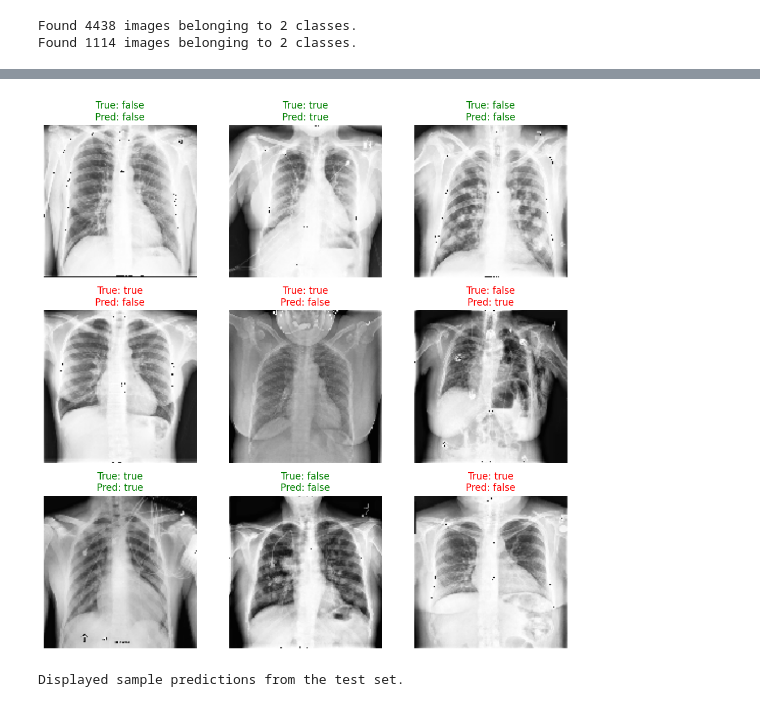
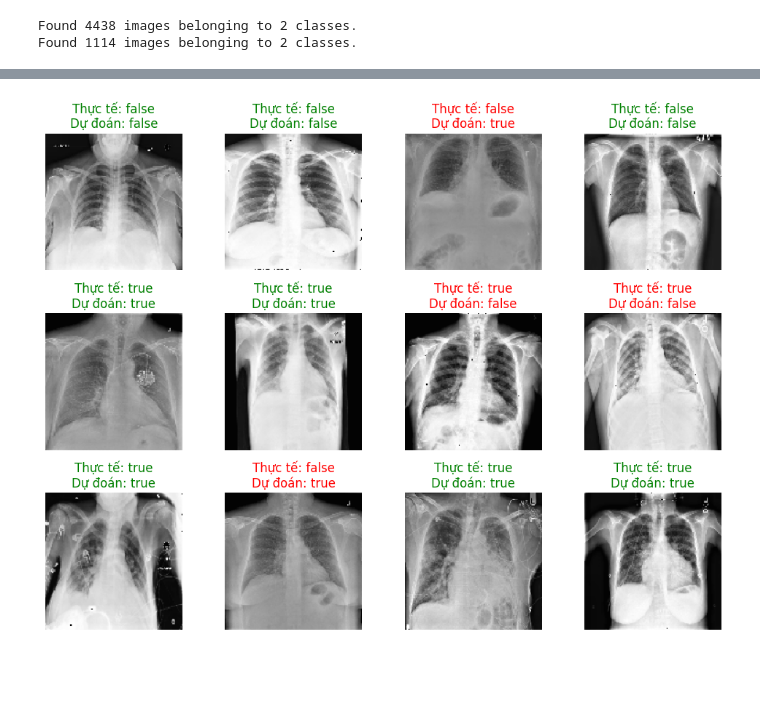
Before and after one commit to true-cpu/2001230346_HoangTuanKiet_ThucHanhDeepLearning, a Jupyter notebook: Buoi4_CNN.ipynb, the cells around one changed output, grey strips where cells are left out. Drawn from its saved outputs; the diff is of its cells as text; code cells hidden in the pictures; blank space fills up the shorter version.

```diff
--- a/Buoi4_CNN.ipynb
+++ b/Buoi4_CNN.ipynb
@@ -204,29 +288,0 @@ Since the previous transfer learning setup was removed, let's regenerate the cod
-# %%
-from tensorflow.keras.applications import MobileNetV2
-from tensorflow.keras.models import Model
-from tensorflow.keras.layers import GlobalAveragePooling2D, Dense, Dropout
-
-# Load the MobileNetV2 model pre-trained on ImageNet, without the top classification layer
-base_model = MobileNetV2(input_shape=(IMG_HEIGHT, IMG_WIDTH, 3),
-                         include_top=False,
-                         weights='imagenet')
-
-# Freeze the convolutional base to prevent its weights from being updated during training
-base_model.trainable = False
-
-# Create a new model on top of the base model
-x = base_model.output
-x = GlobalAveragePooling2D()(x) # Convert features to a single vector
-x = Dense(128, activation='relu')(x)
-x = Dropout(0.5)(x)
-predictions = Dense(1, activation='sigmoid')(x) # Output layer for binary classification
-
-model_transfer = Model(inputs=base_model.input, outputs=predictions)
-
-# Compile the new model
-model_transfer.compile(optimizer='adam',
-                       loss='binary_crossentropy',
-                       metrics=['accuracy'])
-
-model_transfer.summary()
-print("\nTransfer learning model setup complete.")
@@ -322,27 +299,20 @@ Transfer Learning Test Accuracy: 0.6535
 # %%
-# Get a batch of test images and labels
-# Ensure test_generator is reset to get consistent batches from the start
+# Dự đoán và hiển thị kết quả mẫu
 test_generator.reset()
 X_test, y_test = next(test_generator)
-
-# Make predictions
 predictions = model_transfer.predict(X_test)
 predicted_classes = (predictions > 0.5).astype(int)
-
-# Map class indices to class names
 class_names = list(test_generator.class_indices.keys())
 
 plt.figure(figsize=(10, 10))
-for i in range(min(9, len(X_test))): # Display up to 9 images
-    plt.subplot(3, 3, i + 1)
+for i in range(min(12, len(X_test))):
+    plt.subplot(4, 4, i + 1)
     plt.imshow(X_test[i])
     true_label = class_names[int(y_test[i])]
     predicted_label = class_names[predicted_classes[i][0]]
     color = 'green' if true_label == predicted_label else 'red'
-    plt.title(f"True: {true_label}\nPred: {predicted_label}", color=color)
+    plt.title(f"Thực tế: {true_label}\nDự đoán: {predicted_label}", color=color)
     plt.axis('off')
 plt.tight_layout()
 plt.show()
-
-print("\nDisplayed sample predictions from the test set.")
 # %% [output]
@@ -350,2 +320 @@ print("\nDisplayed sample predictions from the test set.")
-[figure, old version]
+[figure, new version]
-Displayed sample predictions from the test set.
```
Also changed, not shown: parts of 19 cells of this notebook.
